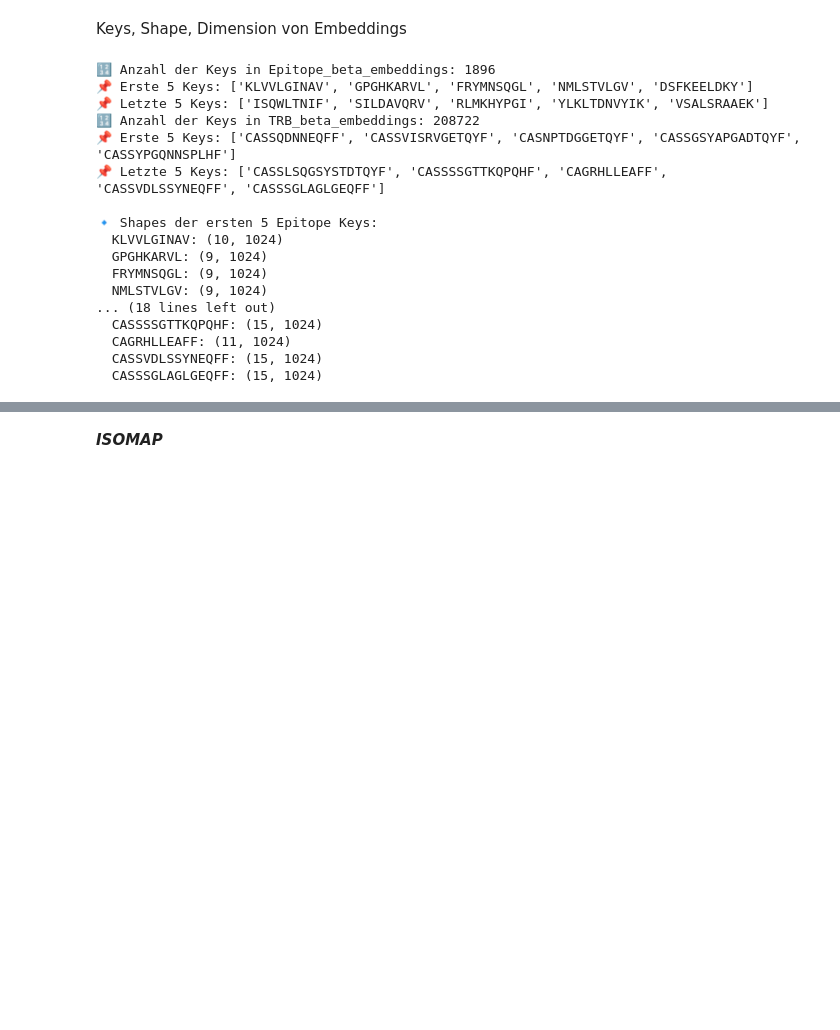
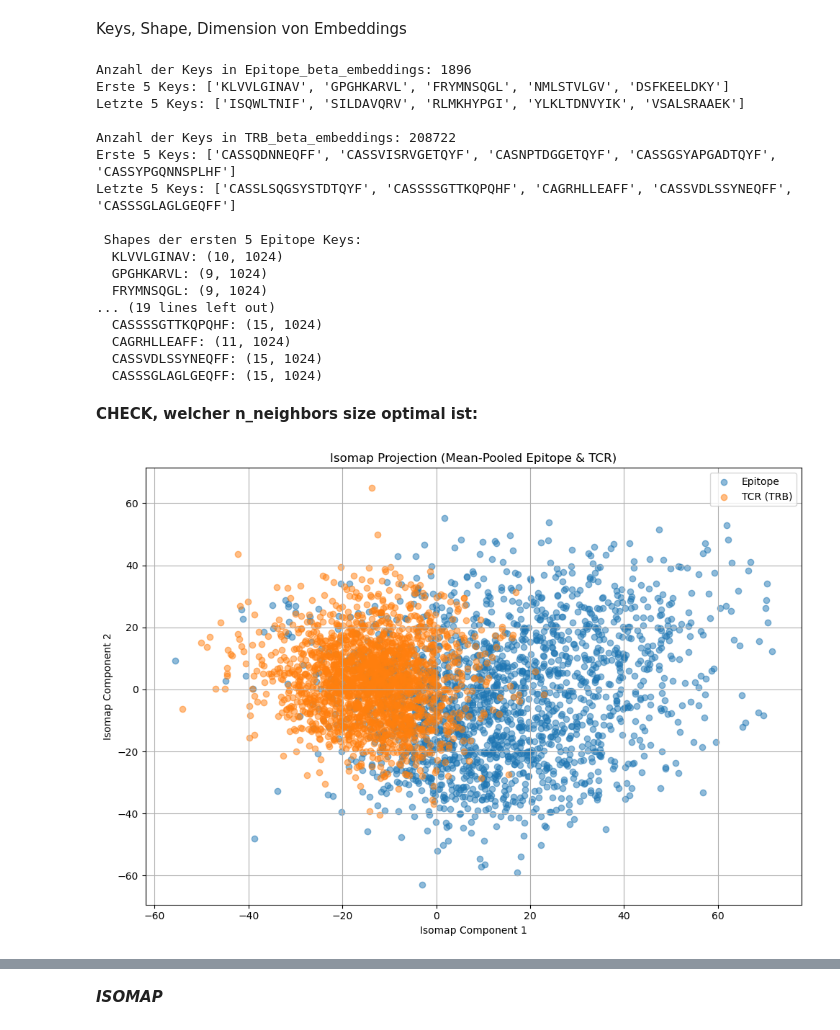
Before and after one commit to liselott321/BA-Cancer-Immunotherapy, a Jupyter notebook: pipeline_isomap.ipynb, the cells around one changed output, grey strips where cells are left out. Cells and saved outputs as stored; diff of their text form; code cells hidden in the pictures; blank space fills up the shorter version.

Commit message:
isomap beides zusammen epitope + tcr

```diff
--- a/pipeline_isomap.ipynb
+++ b/pipeline_isomap.ipynb
@@ -35,45 +39,85 @@ epi_keys = list(beta_all_epi.keys())
 trb_keys = list(beta_all_trb.keys())
 
 # Drucke die ersten 5 und letzten 5 Keys
-print(f"🔢 Anzahl der Keys in Epitope_beta_embeddings: {len(epi_keys)}")
-print(f"📌 Erste 5 Keys: {epi_keys[:5]}")
-print(f"📌 Letzte 5 Keys: {epi_keys[-5:]}")
+print(f"Anzahl der Keys in Epitope_beta_embeddings: {len(epi_keys)}")
+print(f"Erste 5 Keys: {epi_keys[:5]}")
+print(f"Letzte 5 Keys: {epi_keys[-5:]}")
 
-print(f"🔢 Anzahl der Keys in TRB_beta_embeddings: {len(trb_keys)}")
-print(f"📌 Erste 5 Keys: {trb_keys[:5]}")
-print(f"📌 Letzte 5 Keys: {trb_keys[-5:]}")
+print(f"\nAnzahl der Keys in TRB_beta_embeddings: {len(trb_keys)}")
+print(f"Erste 5 Keys: {trb_keys[:5]}")
+print(f"Letzte 5 Keys: {trb_keys[-5:]}")
 
 # Prüfe die Form der ersten & letzten 5 Keys für beide Embeddings
-print("\n🔹 Shapes der ersten 5 Epitope Keys:")
+print("\n Shapes der ersten 5 Epitope Keys:")
 for key in epi_keys[:5]:
     print(f"  {key}: {beta_all_epi[key].shape}")
 
-print("\n🔹 Shapes der letzten 5 Epitope Keys:")
+print("\n Shapes der letzten 5 Epitope Keys:")
 for key in epi_keys[-5:]:
     print(f"  {key}: {beta_all_epi[key].shape}")
 
-print("\n🔹 Shapes der ersten 5 TRB Keys:")
+print("\n Shapes der ersten 5 TRB Keys:")
 for key in trb_keys[:5]:
     print(f"  {key}: {beta_all_trb[key].shape}")
 
-print("\n🔹 Shapes der letzten 5 TRB Keys:")
+print("\n Shapes der letzten 5 TRB Keys:")
 for key in trb_keys[-5:]:
     print(f"  {key}: {beta_all_trb[key].shape}")
 # %% [output]
-🔢 Anzahl der Keys in Epitope_beta_embeddings: 1896
-📌 Erste 5 Keys: ['KLVVLGINAV', 'GPGHKARVL', 'FRYMNSQGL', 'NMLSTVLGV', 'DSFKEELDKY']
-📌 Letzte 5 Keys: ['ISQWLTNIF', 'SILDAVQRV', 'RLMKHYPGI', 'YLKLTDNVYIK', 'VSALSRAAEK']
-🔢 Anzahl der Keys in TRB_beta_embeddings: 208722
-📌 Erste 5 Keys: ['CASSQDNNEQFF', 'CASSVISRVGETQYF', 'CASNPTDGGETQYF', 'CASSGSYAPGADTQYF', 'CASSYPGQNNSPLHF']
-📌 Letzte 5 Keys: ['CASSLSQGSYSTDTQYF', 'CASSSSGTTKQPQHF', 'CAGRHLLEAFF', 'CASSVDLSSYNEQFF', 'CASSSGLAGLGEQFF']
+Anzahl der Keys in Epitope_beta_embeddings: 1896
+Erste 5 Keys: ['KLVVLGINAV', 'GPGHKARVL', 'FRYMNSQGL', 'NMLSTVLGV', 'DSFKEELDKY']
+Letzte 5 Keys: ['ISQWLTNIF', 'SILDAVQRV', 'RLMKHYPGI', 'YLKLTDNVYIK', 'VSALSRAAEK']
 
-🔹 Shapes der ersten 5 Epitope Keys:
+Anzahl der Keys in TRB_beta_embeddings: 208722
+Erste 5 Keys: ['CASSQDNNEQFF', 'CASSVISRVGETQYF', 'CASNPTDGGETQYF', 'CASSGSYAPGADTQYF', 'CASSYPGQNNSPLHF']
+Letzte 5 Keys: ['CASSLSQGSYSTDTQYF', 'CASSSSGTTKQPQHF', 'CAGRHLLEAFF', 'CASSVDLSSYNEQFF', 'CASSSGLAGLGEQFF']
+
+ Shapes der ersten 5 Epitope Keys:
   KLVVLGINAV: (10, 1024)
   GPGHKARVL: (9, 1024)
   FRYMNSQGL: (9, 1024)
-  NMLSTVLGV: (9, 1024)
-... (18 lines left out)
+... (19 lines left out)
   CASSSSGTTKQPQHF: (15, 1024)
   CAGRHLLEAFF: (11, 1024)
   CASSVDLSSYNEQFF: (15, 1024)
   CASSSGLAGLGEQFF: (15, 1024)
+# %% [markdown]
+**CHECK, welcher n_neighbors size optimal ist:**
+# %%
+import numpy as np
+import matplotlib.pyplot as plt
+from sklearn.manifold import Isomap
+from sklearn.preprocessing import StandardScaler
+
+# === Mean Pooling pro Key ===
+epi_vectors = [beta_all_epi[k].mean(axis=0) for k in beta_all_epi.files]
+trb_keys_subset = list(beta_all_trb.files)[:2000]  # Nur 2000 TRBs für Plot
+trb_vectors = [beta_all_trb[k].mean(axis=0) for k in trb_keys_subset]
+
+# Kombinieren
+all_vectors = np.vstack(epi_vectors + trb_vectors)
+
+# === Labels für farbliche Trennung ===
+labels = np.array([0] * len(epi_vectors) + [1] * len(trb_vectors))
+
+# === Standardisieren
+scaler = StandardScaler()
+all_vectors_scaled = scaler.fit_transform(all_vectors)
+
+# === Isomap auf 2D reduzieren
+isomap = Isomap(n_neighbors=50, n_components=2)
+all_vectors_reduced = isomap.fit_transform(all_vectors_scaled)
+
+# === Visualisieren
+plt.figure(figsize=(10, 7))
+plt.scatter(all_vectors_reduced[labels == 0, 0], all_vectors_reduced[labels == 0, 1], alpha=0.5, label='Epitope')
+plt.scatter(all_vectors_reduced[labels == 1, 0], all_vectors_reduced[labels == 1, 1], alpha=0.5, label='TCR (TRB)')
+plt.legend()
+plt.title("Isomap Projection (Mean-Pooled Epitope & TCR)")
+plt.xlabel("Isomap Component 1")
+plt.ylabel("Isomap Component 2")
+plt.grid(True)
+plt.tight_layout()
+plt.show()
+# %% [output]
+[figure, added]
```
Also changed, not shown: parts of 24 cells of this notebook.
